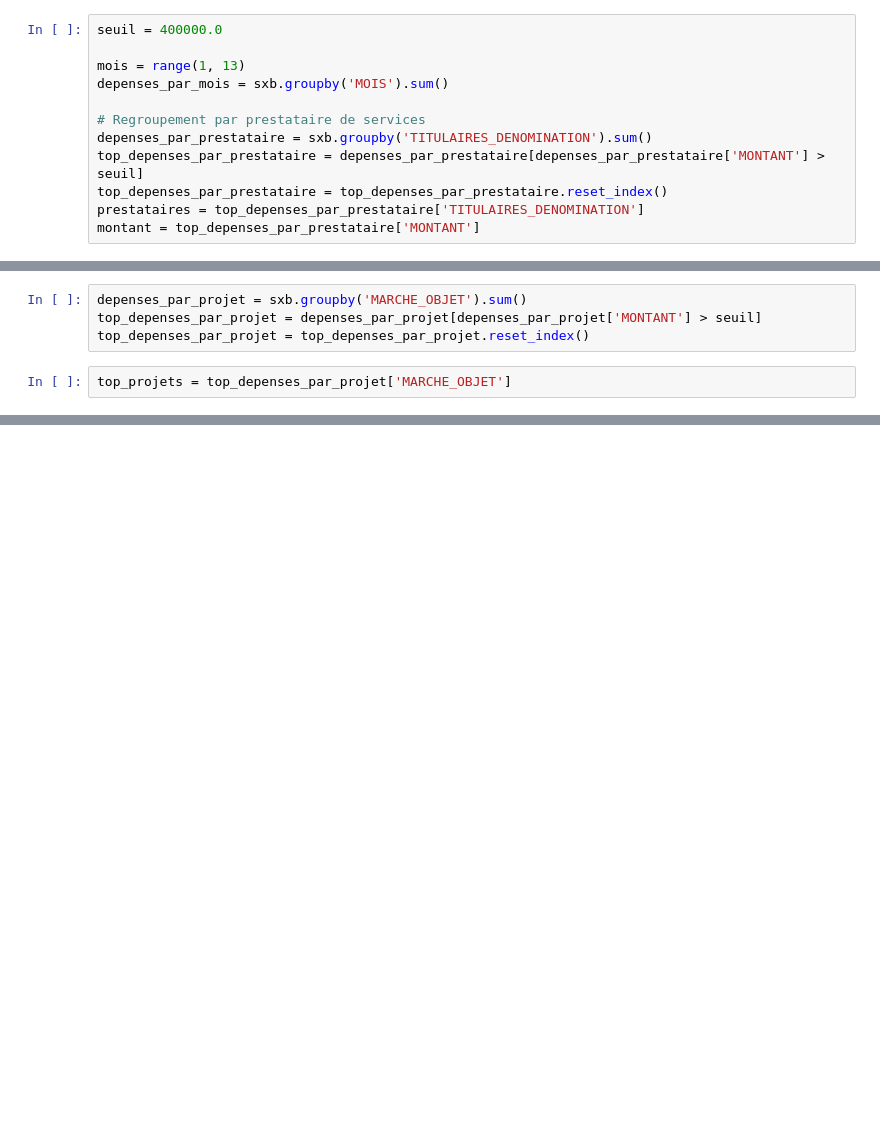
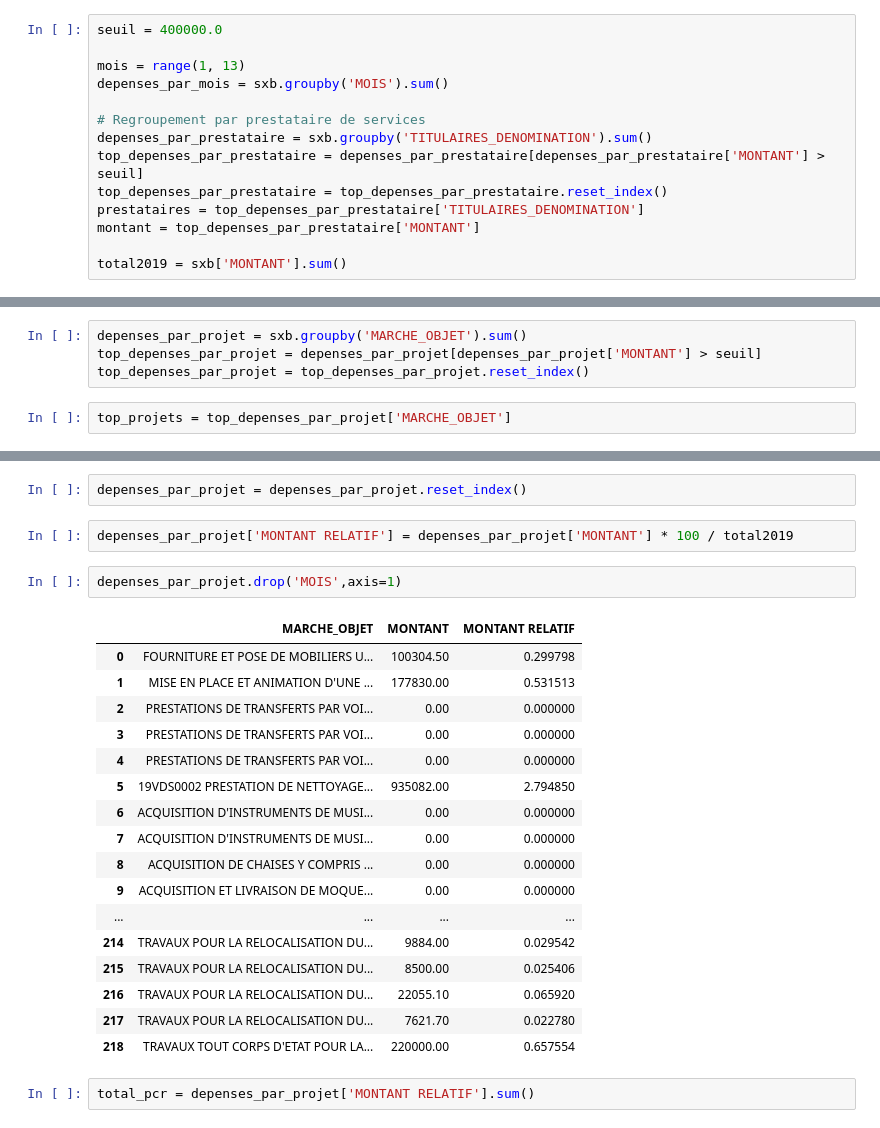
Before and after one commit to alexisskodak/Strasbourg-City-Expenses, a Jupyter notebook: achatsCommuneDeStrasbourg.ipynb, the cells around one changed output, grey strips where cells are left out. Saved outputs shown, nothing was run; the diff lists cells and outputs as text; blank space fills up the shorter version.

```diff
--- a/achatsCommuneDeStrasbourg.ipynb
+++ b/achatsCommuneDeStrasbourg.ipynb
@@ -24,6 +24,8 @@ top_depenses_par_prestataire = depenses_par_prestataire[depenses_par_prestataire
 top_depenses_par_prestataire = top_depenses_par_prestataire.reset_index()
 prestataires = top_depenses_par_prestataire['TITULAIRES_DENOMINATION']
 montant = top_depenses_par_prestataire['MONTANT']
+
+total2019 = sxb['MONTANT'].sum()
 # %%
 plt.figure(dpi=200)
 plt.bar(prestataires, montant / 10**6)
@@ -62,0 +65,26 @@ plt.show()
+# %%
+depenses_par_projet = depenses_par_projet.reset_index()
+# %%
+depenses_par_projet['MONTANT RELATIF'] = depenses_par_projet['MONTANT'] * 100 / total2019
+# %%
+depenses_par_projet.drop('MOIS',axis=1)
+# %% [output]
+|  | MARCHE_OBJET | MONTANT | MONTANT RELATIF |
+| 0 | FOURNITURE ET POSE DE MOBILIERS U... | 100304.50 | 0.299798 |
+| 1 | MISE EN PLACE ET ANIMATION D'UNE ... | 177830.00 | 0.531513 |
+| 2 | PRESTATIONS DE TRANSFERTS PAR VOI... | 0.00 | 0.000000 |
+| 3 | PRESTATIONS DE TRANSFERTS PAR VOI... | 0.00 | 0.000000 |
+| 4 | PRESTATIONS DE TRANSFERTS PAR VOI... | 0.00 | 0.000000 |
+| 5 | 19VDS0002 PRESTATION DE NETTOYAGE... | 935082.00 | 2.794850 |
+| 6 | ACQUISITION D'INSTRUMENTS DE MUSI... | 0.00 | 0.000000 |
+| 7 | ACQUISITION D'INSTRUMENTS DE MUSI... | 0.00 | 0.000000 |
+| 8 | ACQUISITION DE CHAISES Y COMPRIS ... | 0.00 | 0.000000 |
+| 9 | ACQUISITION ET LIVRAISON DE MOQUE... | 0.00 | 0.000000 |
+| ... | ... | ... | ... |
+| 214 | TRAVAUX POUR LA RELOCALISATION DU... | 9884.00 | 0.029542 |
+| 215 | TRAVAUX POUR LA RELOCALISATION DU... | 8500.00 | 0.025406 |
+| 216 | TRAVAUX POUR LA RELOCALISATION DU... | 22055.10 | 0.065920 |
+| 217 | TRAVAUX POUR LA RELOCALISATION DU... | 7621.70 | 0.022780 |
+| 218 | TRAVAUX TOUT CORPS D'ETAT POUR LA... | 220000.00 | 0.657554 |
+# %%
+total_pcr = depenses_par_projet['MONTANT RELATIF'].sum()
```
Also changed, not shown: parts of 3 cells of this notebook, 1 other file.
